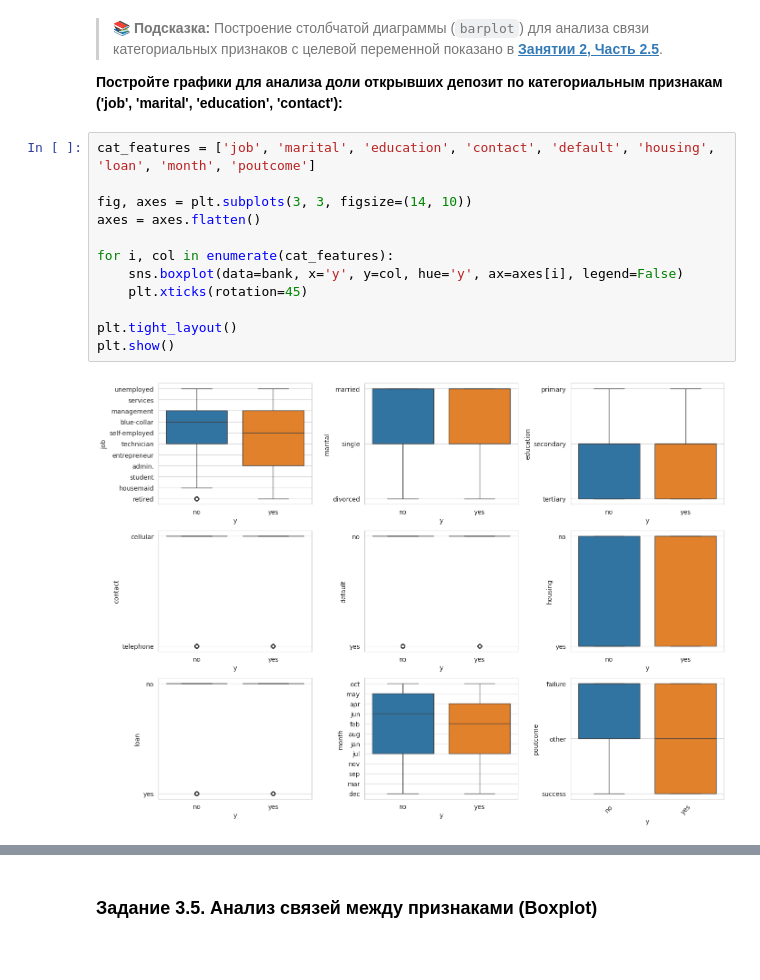
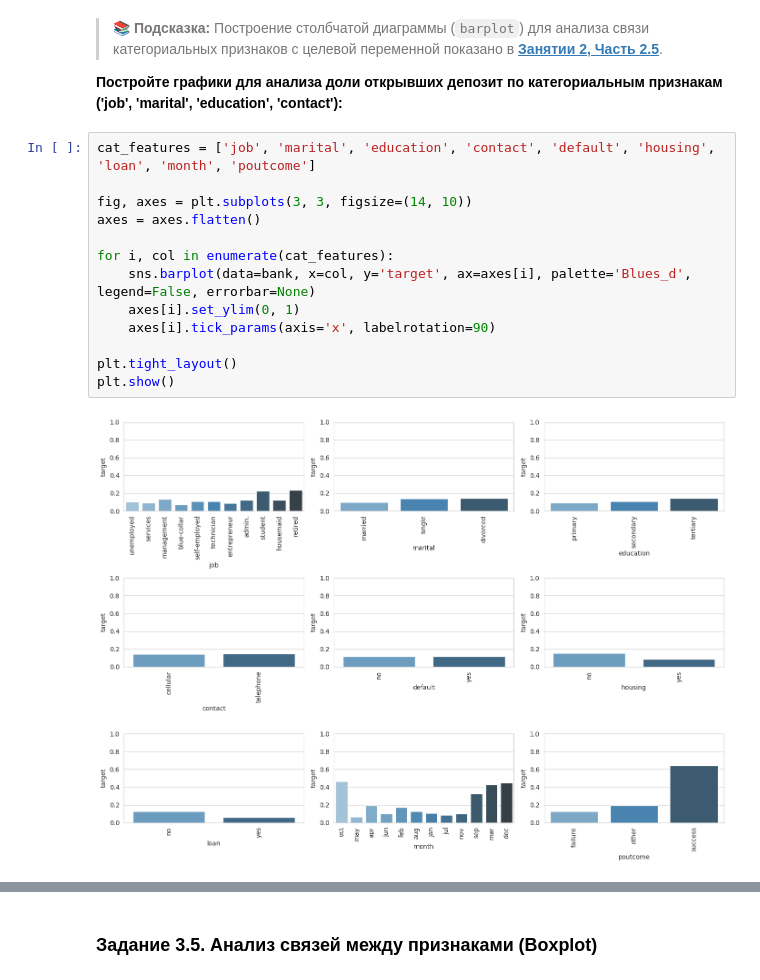
Before and after one commit to GDVevo/ml_uni, a Jupyter notebook: Практическая_работа_№10_Разведочный_анализ,_предобработка_данных_и_обучение_моделей_классификации.ipynb, the cells around one changed output, grey strips where cells are left out. Cells and saved outputs as stored; diff of their text form; blank space fills up the shorter version.

```diff
--- a/Практическая_работа_№10_Разведочный_анализ,_предобработка_данных_и_обучение_моделей_классификации.ipynb
+++ b/Практическая_работа_№10_Разведочный_анализ,_предобработка_данных_и_обучение_моделей_классификации.ipynb
@@ -372,17 +372,18 @@ plt.show()
 # %%
 cat_features = ['job', 'marital', 'education', 'contact', 'default', 'housing', 'loan', 'month', 'poutcome']
 
 fig, axes = plt.subplots(3, 3, figsize=(14, 10))
 axes = axes.flatten()
 
 for i, col in enumerate(cat_features):
-    sns.boxplot(data=bank, x='y', y=col, hue='y', ax=axes[i], legend=False)
-    plt.xticks(rotation=45)
+    sns.barplot(data=bank, x=col, y='target', ax=axes[i], palette='Blues_d', legend=False, errorbar=None)
+    axes[i].set_ylim(0, 1)
+    axes[i].tick_params(axis='x', labelrotation=90)
 
 plt.tight_layout()
 plt.show()
 # %% [output]
-[figure, old version]
+[figure, new version]
 # %% [markdown]
 ---
 
```
Also changed, not shown: parts of 1 cell of this notebook.
